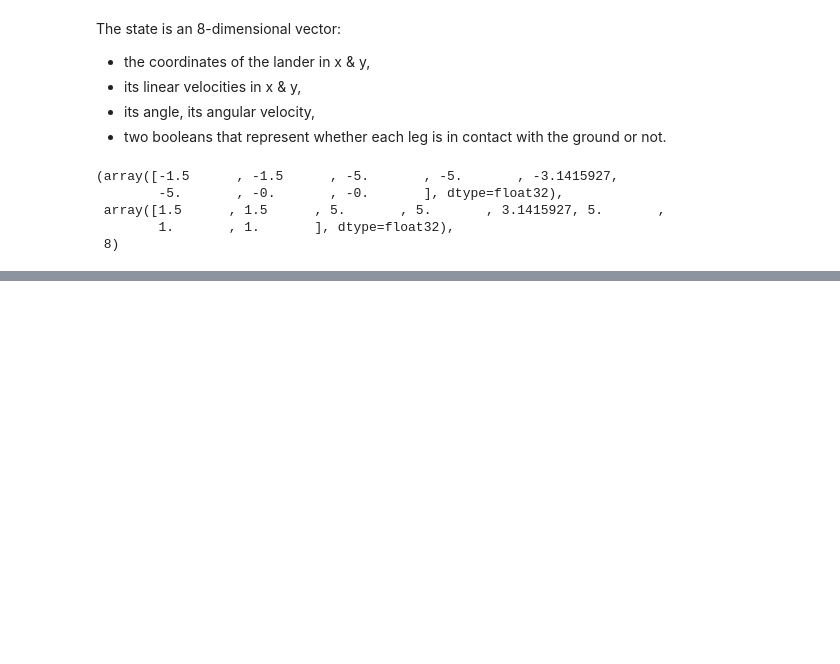
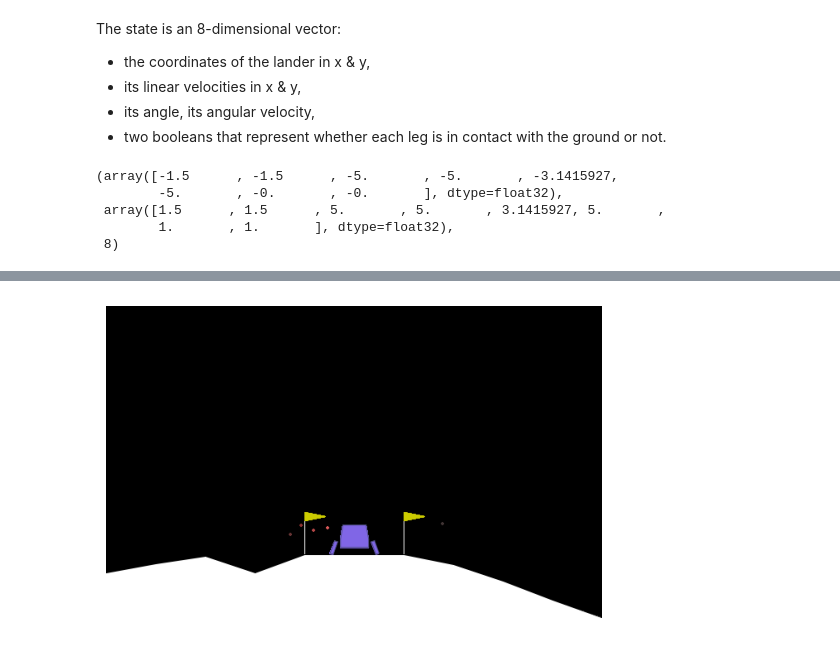
Before and after one commit to Axik0/DRL, a Jupyter notebook: DRL2(lunar).ipynb, the cells around one changed output, grey strips where cells are left out. Drawn from its saved outputs; the diff is of its cells as text; code cells hidden in the pictures; blank space fills up the shorter version.

```diff
--- a/DRL2(lunar).ipynb
+++ b/DRL2(lunar).ipynb
@@ -234,2 +268,4 @@ agent_cenn.fit(n_iterations=500, n_epochs=1, lr=0.01, n_trajectories=30, max_len
 # %%
-results = agent_cenn.walk(max_length=20, render=True)
+results = agent_cenn.walk(max_length=200, render=True)
+# %% [output]
+[figure, added]
```
Also changed, not shown: parts of 10 cells of this notebook.
